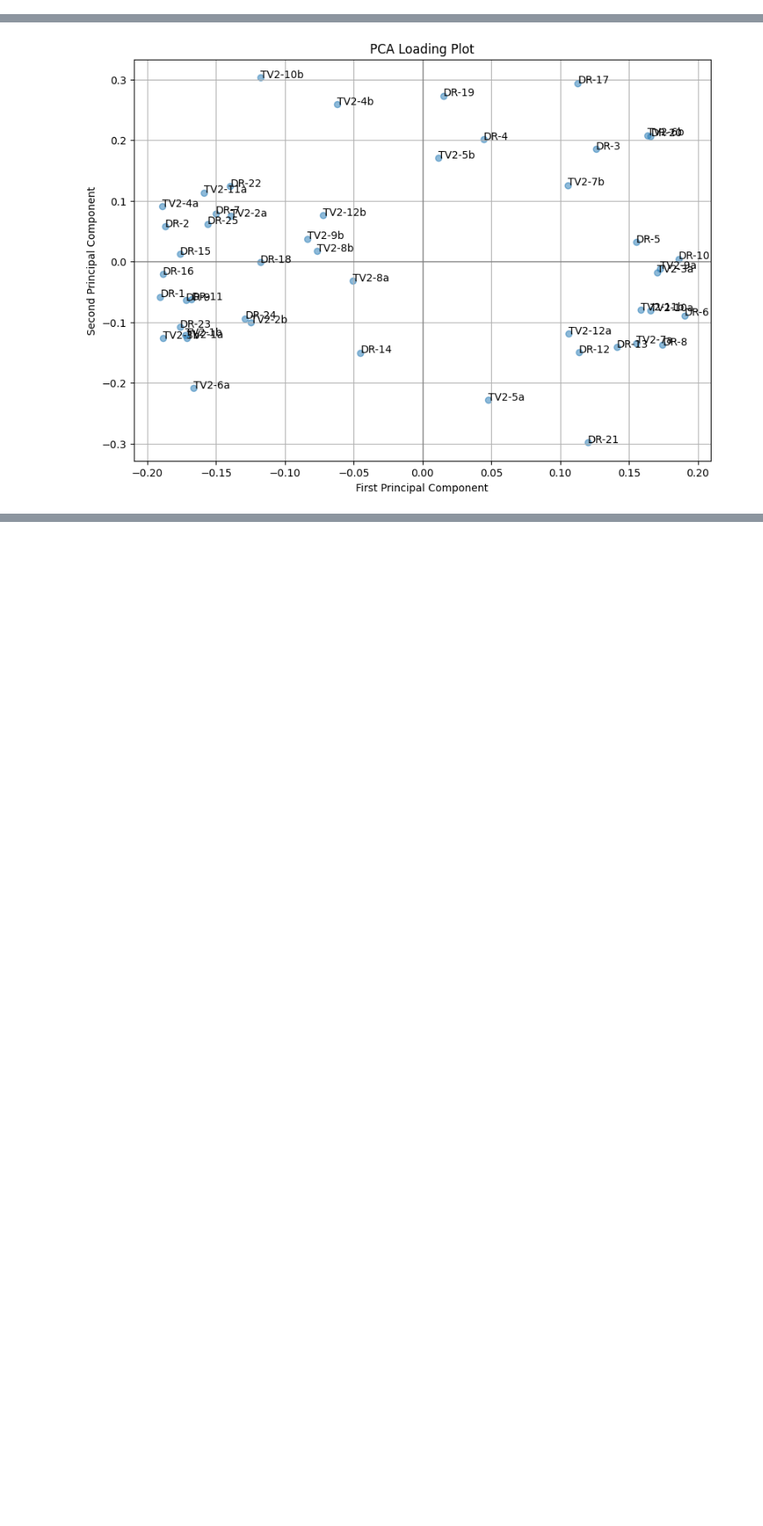
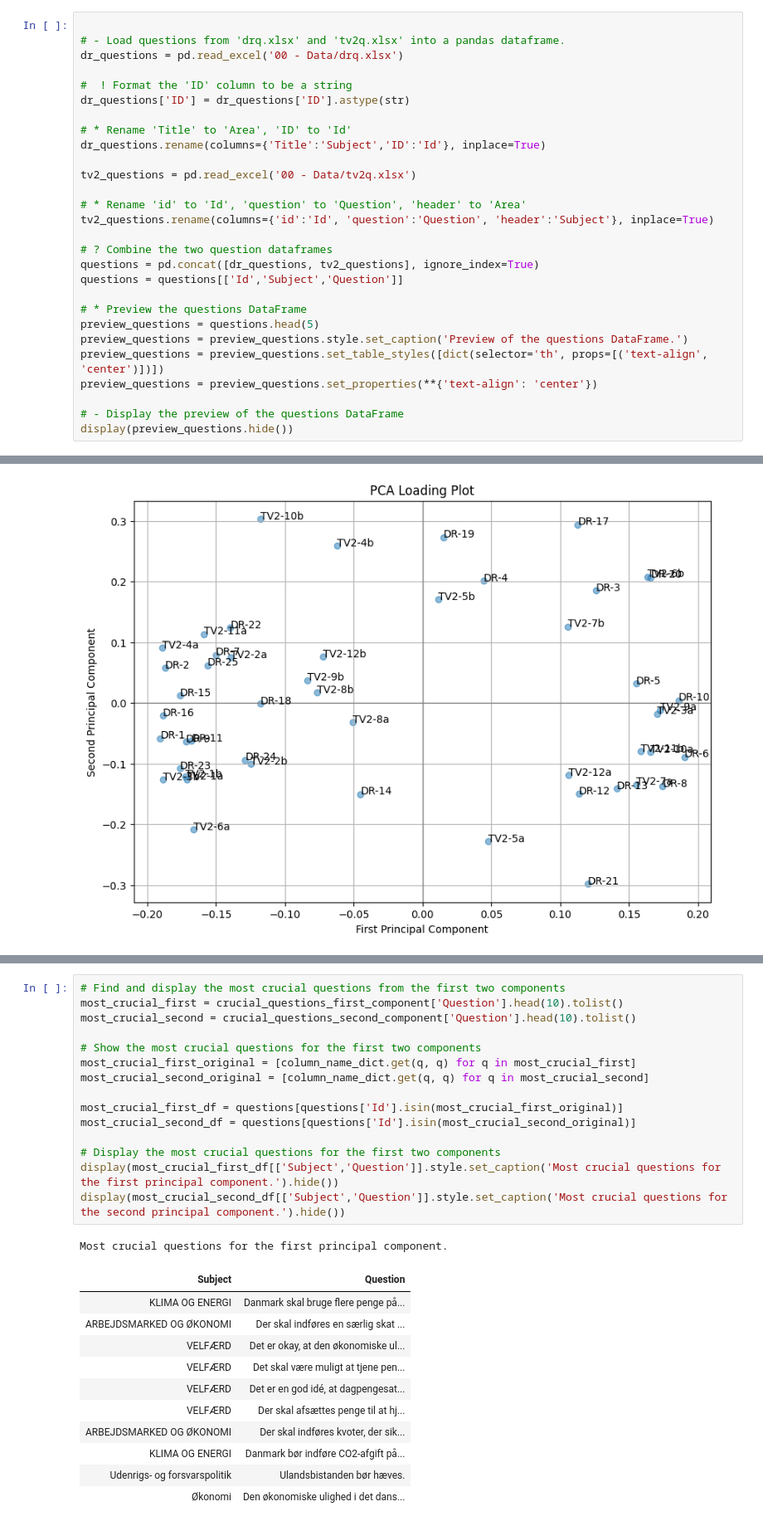
Before and after one commit to MAL1-MMMB/MAL, a Jupyter notebook: 00 - Assignments/Assignment 5/Candidate Test 2022 II.ipynb, the cells around one changed output, grey strips where cells are left out. Shown: that part at 83% size. Drawn from its saved outputs; the diff is of its cells as text; blank space fills up the shorter version.

```diff
--- a/00 - Assignments/Assignment 5/Candidate Test 2022 II.ipynb
+++ b/00 - Assignments/Assignment 5/Candidate Test 2022 II.ipynb
@@ -134,3 +142,31 @@ Preview of the cleaned DataFrame.
 | Martin Kelleher-Petersen | 37 | Alternativet | Bornholms Storkreds | 2 | 1 | -2 | -2 | 1 | -2 | 1 | -1 | ... |
 | Nicklas Gjedsig Larsen | 28 | Alternativet | Nordjyllands Storkreds | 2 | 1 | -2 | -1 | 1 | 1 | 1 | 1 | ... |
 | Tom Gillesberg | 58 | Løsgænger | Københavns Storkreds | 1 | 1 | -2 | 2 | -2 | 1 | -2 | 1 | ... |
+# %%
+
+# - Load questions from 'drq.xlsx' and 'tv2q.xlsx' into a pandas dataframe.
+dr_questions = pd.read_excel('00 - Data/drq.xlsx')
+
+#  ! Format the 'ID' column to be a string
+dr_questions['ID'] = dr_questions['ID'].astype(str)
+
+# * Rename 'Title' to 'Area', 'ID' to 'Id'
+dr_questions.rename(columns={'Title':'Subject','ID':'Id'}, inplace=True)
+
+tv2_questions = pd.read_excel('00 - Data/tv2q.xlsx')
+
+# * Rename 'id' to 'Id', 'question' to 'Question', 'header' to 'Area'
+tv2_questions.rename(columns={'id':'Id', 'question':'Question', 'header':'Subject'}, inplace=True)
+
+# ? Combine the two question dataframes
+questions = pd.concat([dr_questions, tv2_questions], ignore_index=True)
+questions = questions[['Id','Subject','Question']]
+
+# * Preview the questions DataFrame
+preview_questions = questions.head(5)
+preview_questions = preview_questions.style.set_caption('Preview of the questions DataFrame.')
+preview_questions = preview_questions.set_table_styles([dict(selector='th', props=[('text-align', 'center')])])
+preview_questions = preview_questions.set_properties(**{'text-align': 'center'})
+
+# - Display the preview of the questions DataFrame
+display(preview_questions.hide())
@@ -251,0 +308,28 @@ Most crucial questions for the first principal component:
+# %%
+# Find and display the most crucial questions from the first two components
+most_crucial_first = crucial_questions_first_component['Question'].head(10).tolist()
+most_crucial_second = crucial_questions_second_component['Question'].head(10).tolist()
+
+# Show the most crucial questions for the first two components
+most_crucial_first_original = [column_name_dict.get(q, q) for q in most_crucial_first]
+most_crucial_second_original = [column_name_dict.get(q, q) for q in most_crucial_second]
+
+most_crucial_first_df = questions[questions['Id'].isin(most_crucial_first_original)]
+most_crucial_second_df = questions[questions['Id'].isin(most_crucial_second_original)]
+
+# Display the most crucial questions for the first two components
+display(most_crucial_first_df[['Subject','Question']].style.set_caption('Most crucial questions for the first principal component.').hide())
+display(most_crucial_second_df[['Subject','Question']].style.set_caption('Most crucial questions for the second principal component.').hide())
+# %% [output]
+Most crucial questions for the first principal component.
+| Subject | Question |
+| KLIMA OG ENERGI | Danmark skal bruge flere penge på... |
+| ARBEJDSMARKED OG ØKONOMI | Der skal indføres en særlig skat ... |
+| VELFÆRD | Det er okay, at den økonomiske ul... |
+| VELFÆRD | Det skal være muligt at tjene pen... |
+| VELFÆRD | Det er en god idé, at dagpengesat... |
+| VELFÆRD | Der skal afsættes penge til at hj... |
+| ARBEJDSMARKED OG ØKONOMI | Der skal indføres kvoter, der sik... |
+| KLIMA OG ENERGI | Danmark bør indføre CO2-afgift på... |
+| Udenrigs- og forsvarspolitik | Ulandsbistanden bør hæves. |
+| Økonomi | Den økonomiske ulighed i det dans... |
```
Also changed, not shown: parts of 11 cells of this notebook.
